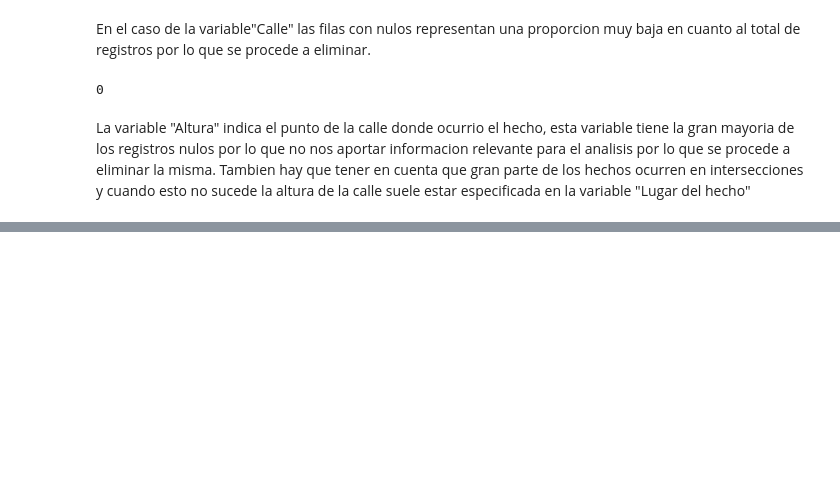
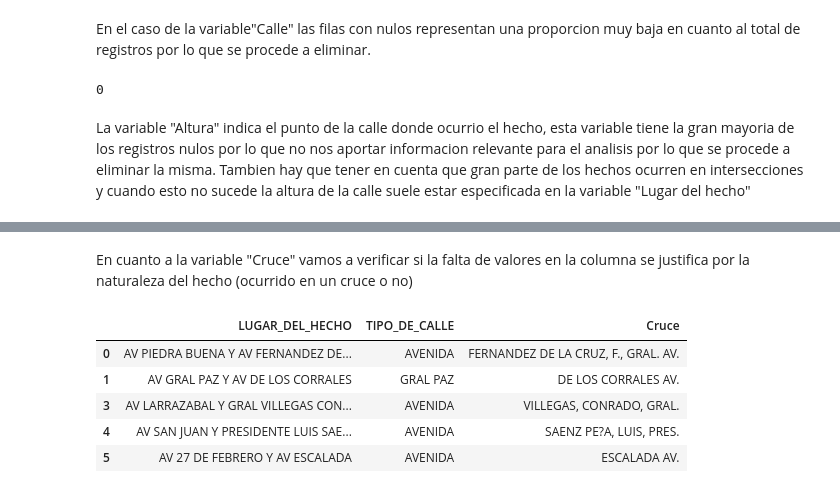
Before and after one commit to ASGuzman/PI2_Siniestros_Viales, a Jupyter notebook: EDA.ipynb, the cells around one changed output, grey strips where cells are left out. Saved outputs shown, nothing was run; the diff lists cells and outputs as text; code cells hidden in the pictures; blank space fills up the shorter version.

```diff
--- a/EDA.ipynb
+++ b/EDA.ipynb
@@ -192,0 +198,14 @@ KeyError: "['Altura'] not found in axis"
+# %% [markdown]
+En cuanto a la variable "Cruce" vamos a verificar si la falta de valores en la columna se justifica por la naturaleza del hecho (ocurrido en un cruce o no)
+# %%
+con_cruce = df_hechos[df_hechos["Cruce"].notna()]
+contexto = con_cruce[["LUGAR_DEL_HECHO","TIPO_DE_CALLE","Cruce"]]
+# %%
+contexto.head()
+# %% [output]
+|  | LUGAR_DEL_HECHO | TIPO_DE_CALLE | Cruce |
+| 0 | AV PIEDRA BUENA Y AV FERNANDEZ DE... | AVENIDA | FERNANDEZ DE LA CRUZ, F., GRAL. AV. |
+| 1 | AV GRAL PAZ Y AV DE LOS CORRALES | GRAL PAZ | DE LOS CORRALES AV. |
+| 3 | AV LARRAZABAL Y GRAL VILLEGAS CON... | AVENIDA | VILLEGAS, CONRADO, GRAL. |
+| 4 | AV SAN JUAN Y PRESIDENTE LUIS SAE... | AVENIDA | SAENZ PE?A, LUIS, PRES. |
+| 5 | AV 27 DE FEBRERO Y AV ESCALADA | AVENIDA | ESCALADA AV. |
```
Also changed, not shown: parts of 8 cells of this notebook.
